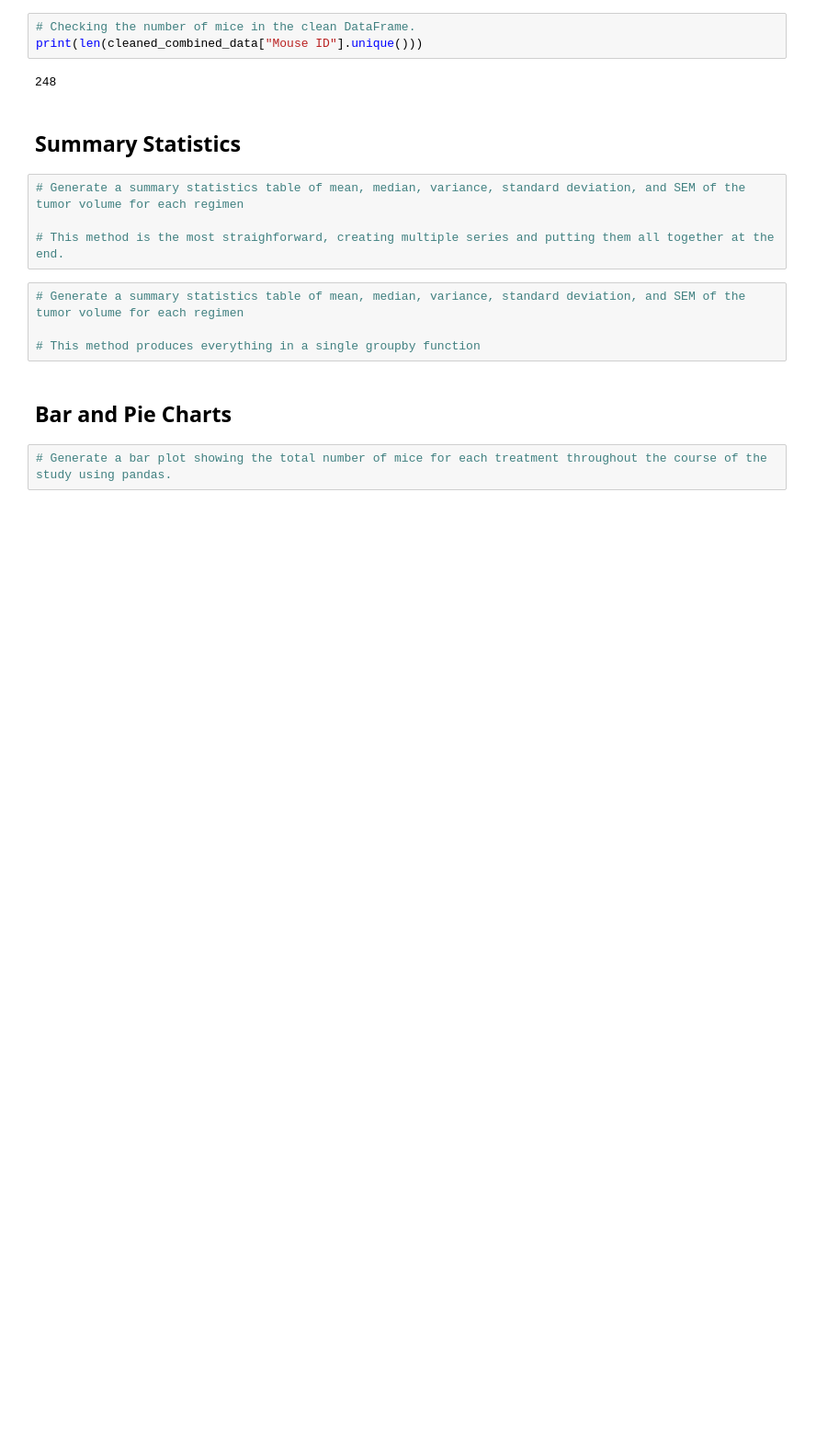
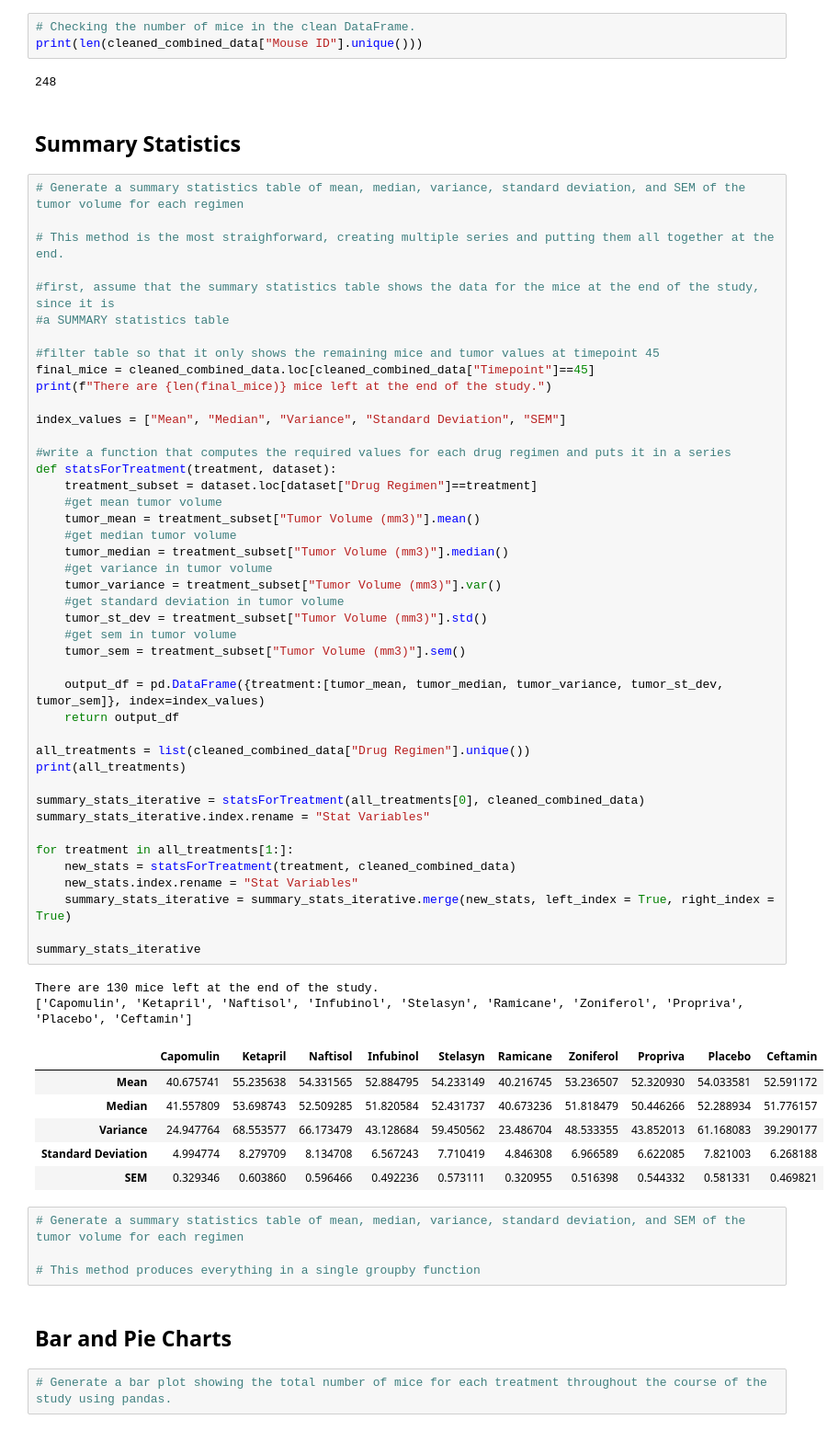
Before and after one commit to Gendo90/matplotlib-challenge, a Jupyter notebook: Pymaceuticals/Pymaceuticals/pymaceuticals_starter.ipynb, the cells around one changed output. Shown at 92% size. Cells and saved outputs as stored; diff of their text form; blank space fills up the shorter version.

Commit message:
feat: Add summary stats table (tentative) to notebook
Note: This only works as a summary stats table if looking at final
(last day or timepoint=45) tumor volumes for the mice

```diff
--- a/Pymaceuticals/Pymaceuticals/pymaceuticals_starter.ipynb
+++ b/Pymaceuticals/Pymaceuticals/pymaceuticals_starter.ipynb
@@ -159,10 +159,58 @@ print(len(cleaned_combined_data["Mouse ID"].unique()))
 248
 # %% [markdown]
 ## Summary Statistics
-# %%
-# Generate a summary statistics table of mean, median, variance, standard deviation, and SEM of the tumor volume for each regimen
-
-# This method is the most straighforward, creating multiple series and putting them all together at the end.
+# %%
+# Generate a summary statistics table of mean, median, variance, standard deviation, and SEM of the tumor volume for each regimen
+
+# This method is the most straighforward, creating multiple series and putting them all together at the end.
+
+#first, assume that the summary statistics table shows the data for the mice at the end of the study, since it is
+#a SUMMARY statistics table
+
+#filter table so that it only shows the remaining mice and tumor values at timepoint 45
+final_mice = cleaned_combined_data.loc[cleaned_combined_data["Timepoint"]==45]
+print(f"There are {len(final_mice)} mice left at the end of the study.")
+
+index_values = ["Mean", "Median", "Variance", "Standard Deviation", "SEM"]
+
+#write a function that computes the required values for each drug regimen and puts it in a series
+def statsForTreatment(treatment, dataset):
+    treatment_subset = dataset.loc[dataset["Drug Regimen"]==treatment]
+    #get mean tumor volume
+    tumor_mean = treatment_subset["Tumor Volume (mm3)"].mean()
+    #get median tumor volume
+    tumor_median = treatment_subset["Tumor Volume (mm3)"].median()
+    #get variance in tumor volume
+    tumor_variance = treatment_subset["Tumor Volume (mm3)"].var()
+    #get standard deviation in tumor volume
+    tumor_st_dev = treatment_subset["Tumor Volume (mm3)"].std()
+    #get sem in tumor volume
+    tumor_sem = treatment_subset["Tumor Volume (mm3)"].sem()
+
+    output_df = pd.DataFrame({treatment:[tumor_mean, tumor_median, tumor_variance, tumor_st_dev, tumor_sem]}, index=index_values)
+    return output_df
+
+all_treatments = list(cleaned_combined_data["Drug Regimen"].unique())
+print(all_treatments)
+
+summary_stats_iterative = statsForTreatment(all_treatments[0], cleaned_combined_data)
+summary_stats_iterative.index.rename = "Stat Variables"
+
+for treatment in all_treatments[1:]:
+    new_stats = statsForTreatment(treatment, cleaned_combined_data)
+    new_stats.index.rename = "Stat Variables"
+    summary_stats_iterative = summary_stats_iterative.merge(new_stats, left_index = True, right_index = True)
+
+summary_stats_iterative
+# %% [output]
+There are 130 mice left at the end of the study.
+['Capomulin', 'Ketapril', 'Naftisol', 'Infubinol', 'Stelasyn', 'Ramicane', 'Zoniferol', 'Propriva', 'Placebo', 'Ceftamin']
+|  | Capomulin | Ketapril | Naftisol | Infubinol | Stelasyn | Ramicane | Zoniferol | Propriva | Placebo | Ceftamin |
+| Mean | 40.675741 | 55.235638 | 54.331565 | 52.884795 | 54.233149 | 40.216745 | 53.236507 | 52.320930 | 54.033581 | 52.591172 |
+| Median | 41.557809 | 53.698743 | 52.509285 | 51.820584 | 52.431737 | 40.673236 | 51.818479 | 50.446266 | 52.288934 | 51.776157 |
+| Variance | 24.947764 | 68.553577 | 66.173479 | 43.128684 | 59.450562 | 23.486704 | 48.533355 | 43.852013 | 61.168083 | 39.290177 |
+| Standard Deviation | 4.994774 | 8.279709 | 8.134708 | 6.567243 | 7.710419 | 4.846308 | 6.966589 | 6.622085 | 7.821003 | 6.268188 |
+| SEM | 0.329346 | 0.603860 | 0.596466 | 0.492236 | 0.573111 | 0.320955 | 0.516398 | 0.544332 | 0.581331 | 0.469821 |
 # %%
 # Generate a summary statistics table of mean, median, variance, standard deviation, and SEM of the tumor volume for each regimen
 
```
